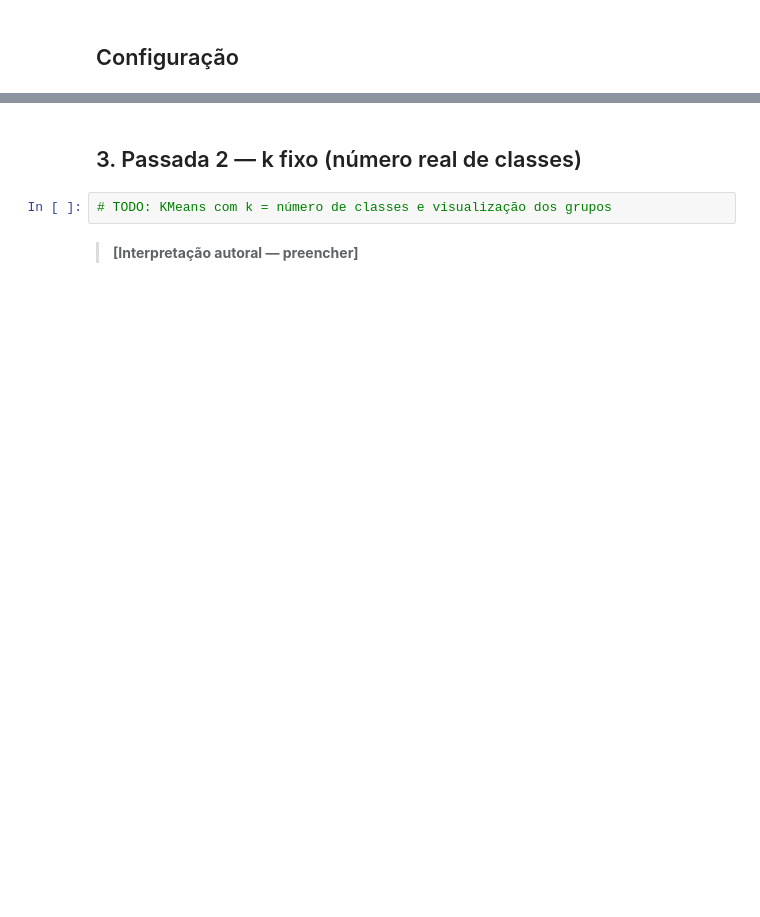
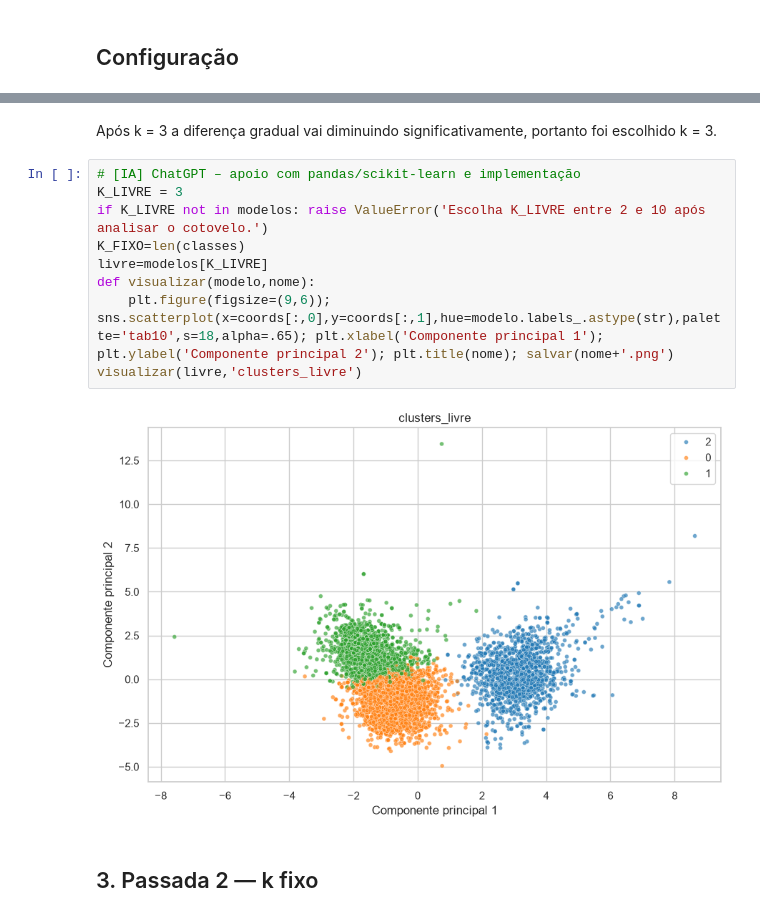
Before and after one commit to Fyre-Flye/projeto-avd-2026-2-pump-it-up-classificatorio, a Jupyter notebook: notebooks/parte_comum/kmeans_metricas.ipynb, the cells around one changed output, grey strips where cells are left out. Drawn from its saved outputs; the diff is of its cells as text; blank space fills up the shorter version.

```diff
--- a/notebooks/parte_comum/kmeans_metricas.ipynb
+++ b/notebooks/parte_comum/kmeans_metricas.ipynb
@@ -47,6 +87,15 @@ K-Means para k = 2..10, gráfico do cotovelo, escolha de k e visualização dos
+# %% [markdown]
+Após k = 3 a diferença gradual vai diminuindo significativamente, portanto foi escolhido k = 3.
+# %%
+# [IA] ChatGPT – apoio com pandas/scikit-learn e implementação
+K_LIVRE = 3
+if K_LIVRE not in modelos: raise ValueError('Escolha K_LIVRE entre 2 e 10 após analisar o cotovelo.')
+K_FIXO=len(classes)
+livre=modelos[K_LIVRE]
+def visualizar(modelo,nome):
+    plt.figure(figsize=(9,6)); sns.scatterplot(x=coords[:,0],y=coords[:,1],hue=modelo.labels_.astype(str),palette='tab10',s=18,alpha=.65); plt.xlabel('Componente principal 1'); plt.ylabel('Componente principal 2'); plt.title(nome); salvar(nome+'.png')
+visualizar(livre,'clusters_livre')
+# %% [output]
+[figure, added]
 # %% [markdown]
-## 3. Passada 2 — k fixo (número real de classes)
+## 3. Passada 2 — k fixo
-# %%
-# TODO: KMeans com k = número de classes e visualização dos grupos
-# %% [markdown]
-> **[Interpretação autoral — preencher]**
```
Also changed, not shown: parts of 26 cells of this notebook, 55 other files.
